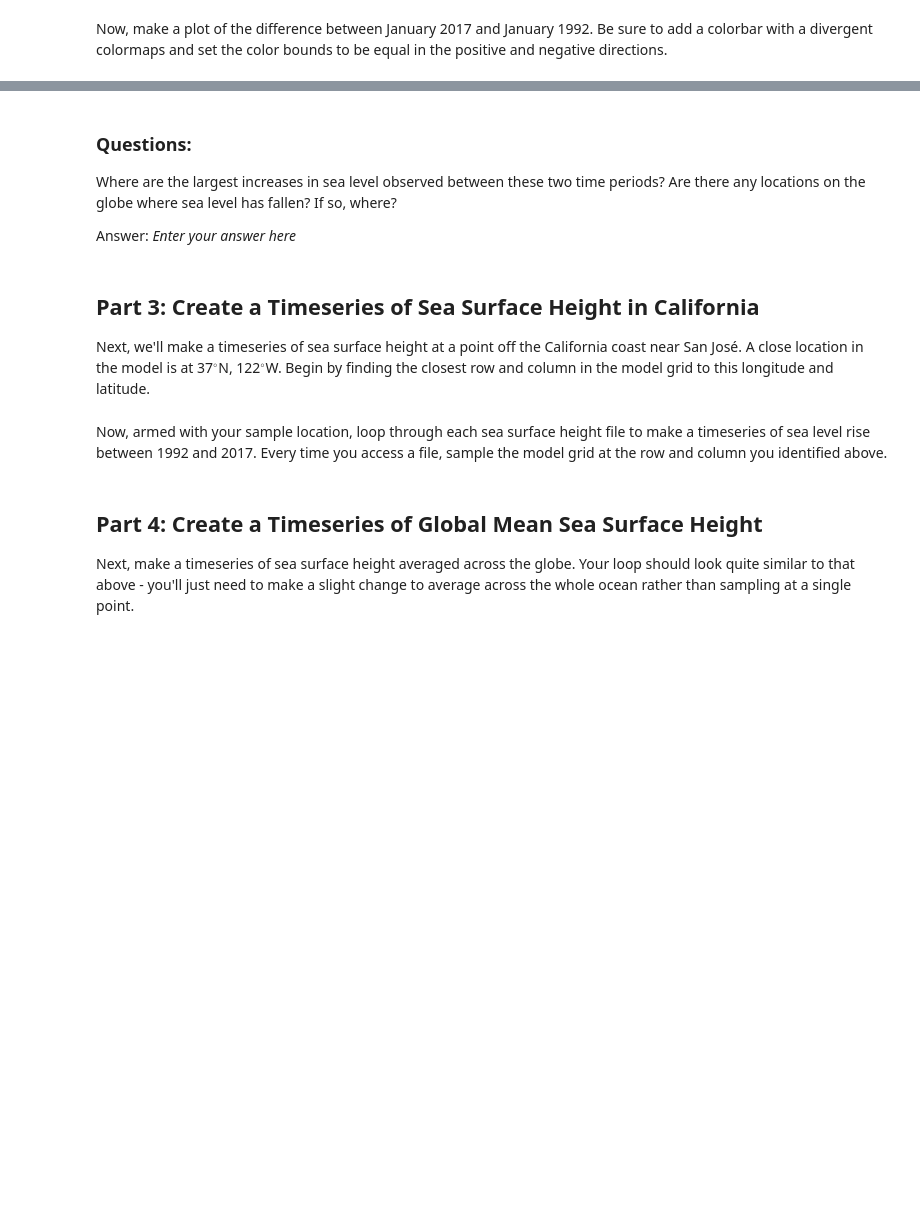
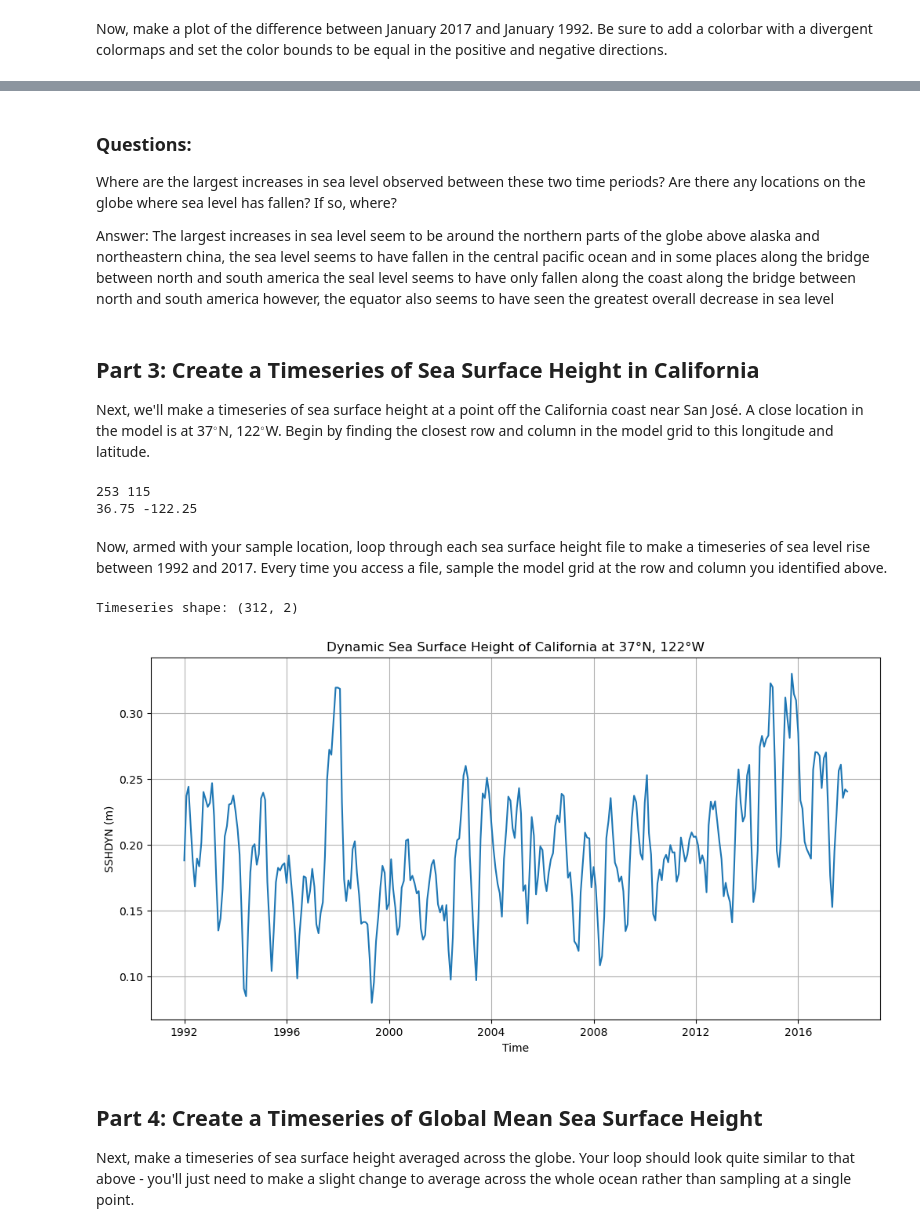
Before and after one commit to Shruichan/cs185c_spring2025, a Jupyter notebook: homework/homework_4/HW4 Sea Level Rise.ipynb, the cells around one changed output, grey strips where cells are left out. Drawn from its saved outputs; the diff is of its cells as text; code cells hidden in the pictures; blank space fills up the shorter version.

```diff
--- a/homework/homework_4/HW4 Sea Level Rise.ipynb
+++ b/homework/homework_4/HW4 Sea Level Rise.ipynb
@@ -32,23 +132,66 @@ Now, make a plot of the difference between January 2017 and January 1992. Be sur
 ### Questions:
 Where are the largest increases in sea level observed between these two time periods? Are there any locations on the globe where sea level has fallen? If so, where?
 
-Answer: *Enter your answer here*
+Answer: The largest increases in sea level seem to be around the northern parts of the globe above alaska and northeastern china, the sea level seems to have fallen in the central pacific ocean and in some places along the bridge between north and south america the seal level seems to have only fallen along the coast along the bridge between north and south america however, the equator also seems to have seen the greatest overall decrease in sea level
 # %% [markdown]
 ## Part 3: Create a Timeseries of Sea Surface Height in California
 Next, we'll make a timeseries of sea surface height at a point off the California coast near San José. A close location in the model is at 37$^{\circ}$N, 122$^{\circ}$W. Begin by finding the closest row and column in the model grid to this longitude and latitude.
 # %%
 # define the latitude and longitude
-lon = -122
-lat = 37
+tlon = -122
+tlat = 37
 
 # find the row and column closest to the location of the point off the CA coast
+row_index = np.argmin(np.abs(lat - tlat))
+col_index = np.argmin(np.abs(lon - tlon))
 # note that you have already read in the longitude and latitude if the grid to make the plot above
+
+# Find the index of the latitude closest to 37°N
+cali_lat = lat[row_index]
+
+# Find the index of the longitude closest to -122°W
+cali_lon = lon[col_index]
+
+
+print(row_index, col_index)
+print(cali_lat, cali_lon)
+# %% [output]
+253 115
+36.75 -122.25
 # %% [markdown]
 Now, armed with your sample location, loop through each sea surface height file to make a timeseries of sea level rise between 1992 and 2017. Every time you access a file, sample the model grid at the row and column you identified above.
 # %%
 # create a timeseries of ssh at the point above by looping through all of the ssh files
+timeseries = []
+
+for year in range(1992, 2018):
+    for month in range(1,13):
+        tempfile = os.path.join(ssh_folder,'ECCO','Version4','Release4','interp_monthly','SSHDYN',f'SSHDYN_{year}_{month:02d}.nc')
+        ds = xr.open_dataset(tempfile, decode_times=False)
+        ssh = np.array(ds['SSHDYN'])
+        ds.close()
+        sshVal = ssh[0, row_index, col_index]
+        date = np.datetime64(f'{year}-{month:02d}-01')
+        timeseries.append([date, sshVal])
+
 # each time through the loop, sample the ssh grid at the row and column identified above
 # your timeseries should be an (N,2) array with time in the first column and ssh values in the second
+
+ca_timeseries = np.array(timeseries)
+
+print("Timeseries shape:", ca_timeseries.shape)
+
+# Plot the timeseries
+plt.figure(figsize=(12, 6))
+plt.plot(ca_timeseries[:, 0], ca_timeseries[:, 1])
+plt.title("Dynamic Sea Surface Height of California at 37°N, 122°W")
+plt.xlabel("Time")
+plt.ylabel("SSHDYN (m)")
+plt.grid(True)
+plt.show()
+# %% [output]
+Timeseries shape: (312, 2)
+[figure, added]
 # %% [markdown]
 ## Part 4: Create a Timeseries of Global Mean Sea Surface Height
 Next, make a timeseries of sea surface height averaged across the globe. Your loop should look quite similar to that above - you'll just need to make a slight change to average across the whole ocean rather than sampling at a single point.
```
Also changed, not shown: parts of 9 cells of this notebook.
